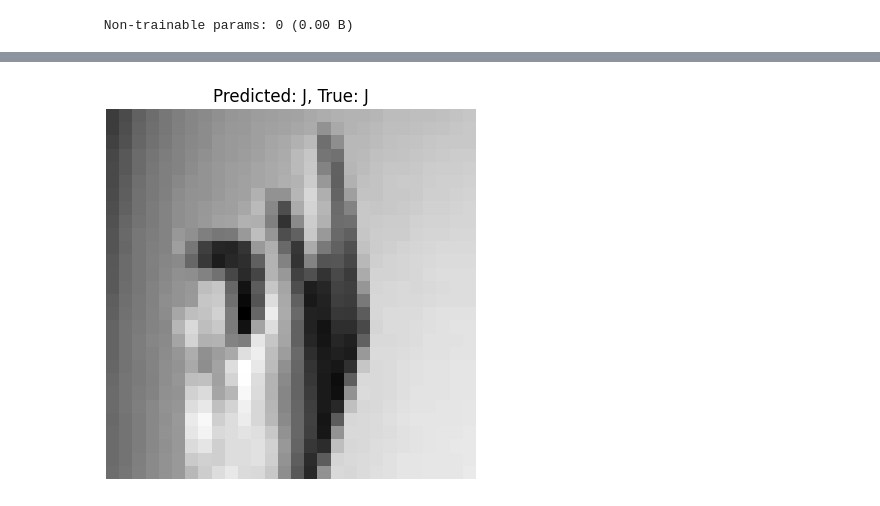
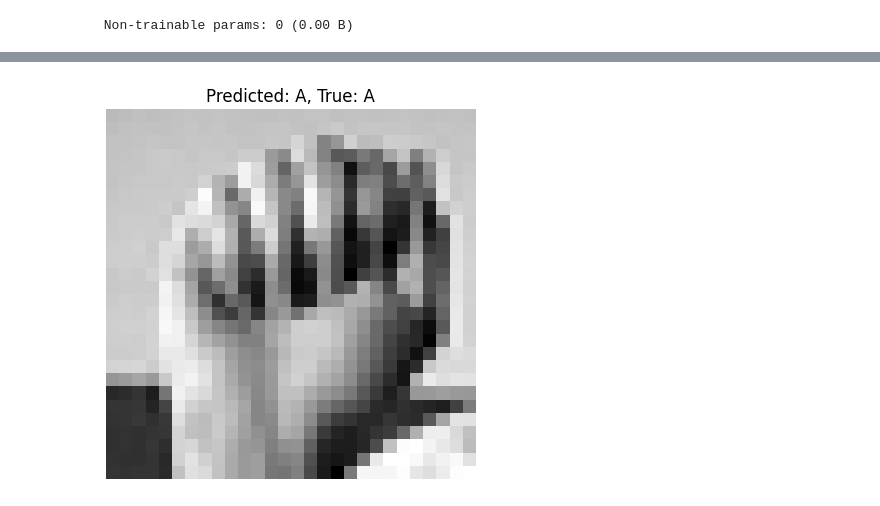
Before and after one commit to Temuulen-Munkhtaivan/Sign_Language_MNIST, a Jupyter notebook: SL_MNIST.ipynb, the cells around one changed output, grey strips where cells are left out. Cells and saved outputs as stored; diff of their text form; code cells hidden in the pictures.

```diff
--- a/SL_MNIST.ipynb
+++ b/SL_MNIST.ipynb
@@ -210,5 +210,5 @@ def show_prediction(index):
     plt.show()
 
 # 🔁 Try different indexes!
-show_prediction(6)
+show_prediction(3)
 # %% [output]
@@ -216 +216 @@ show_prediction(6)
-[figure, old version]
+[figure, new version]
```
Also changed, not shown: parts of 4 cells of this notebook.
